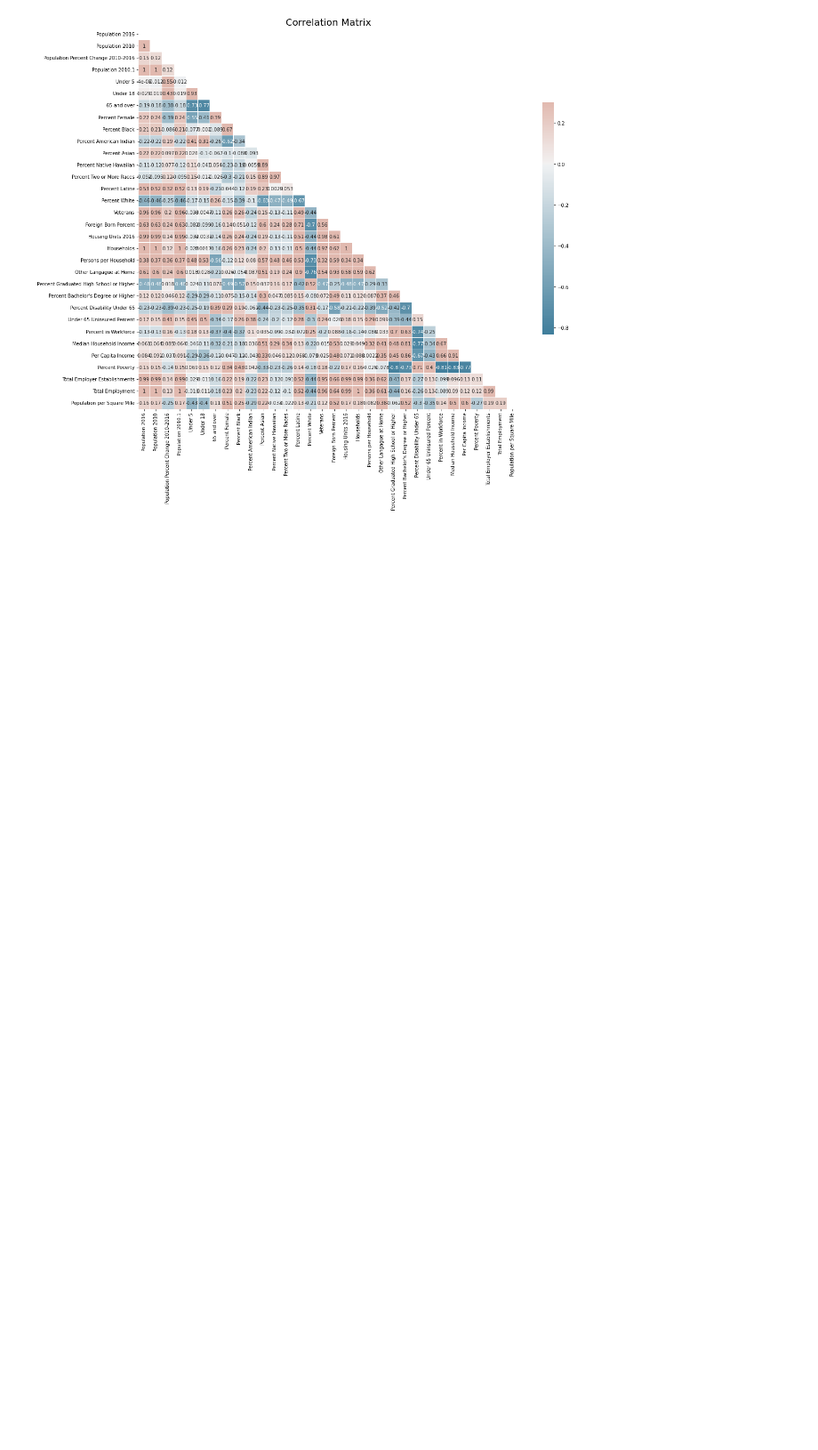
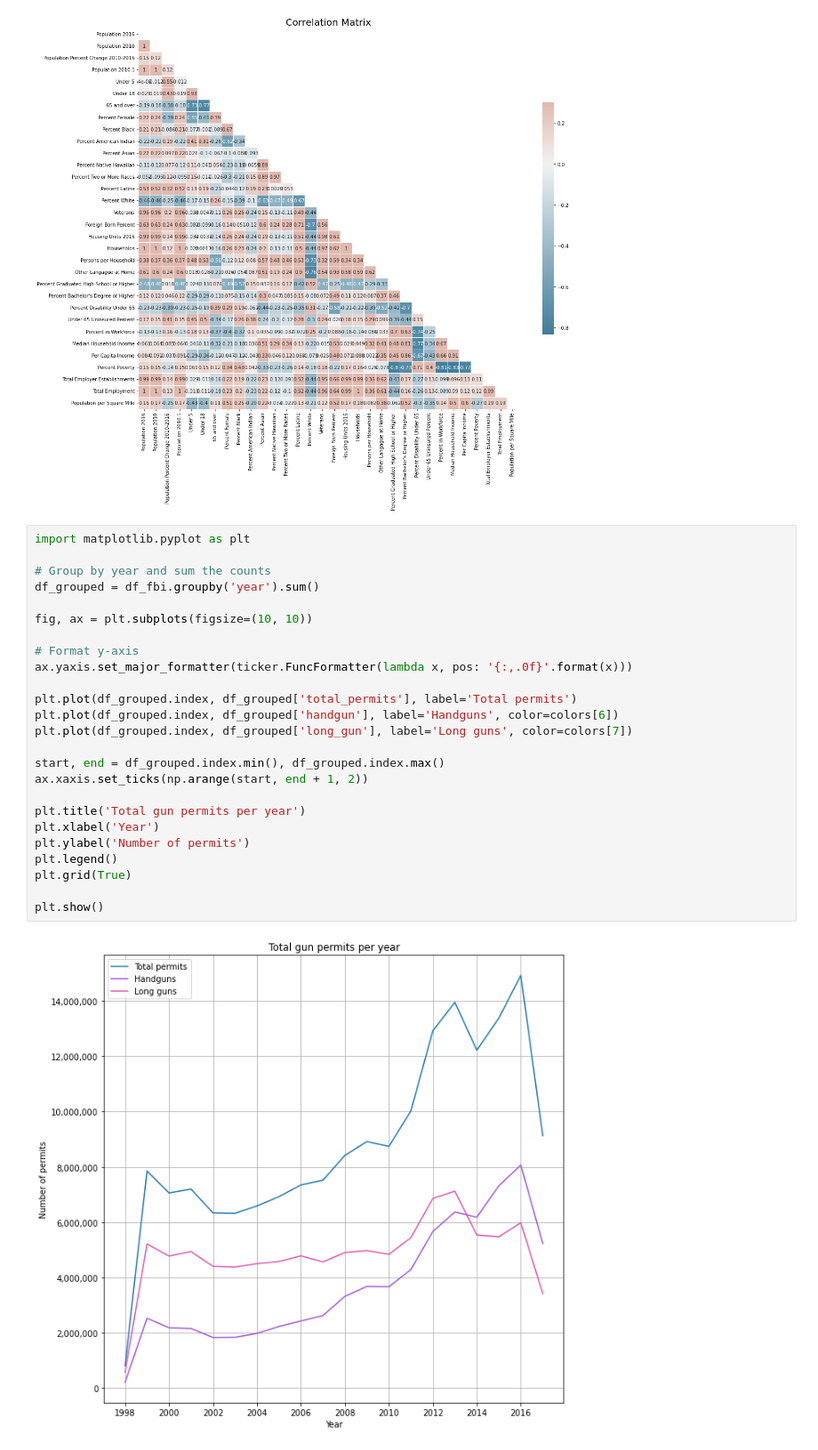
Before and after one commit to dezertdweller/fbi-gun-background-checks, a Jupyter notebook: analysis.ipynb, the cells around one changed output. Shown at 89% size. Saved outputs shown, nothing was run; the diff lists cells and outputs as text; blank space fills up the shorter version.

```diff
--- a/analysis.ipynb
+++ b/analysis.ipynb
@@ -554,3 +554,30 @@ plt.yticks(fontsize=10, rotation=0)
 plt.show()
 # %% [output]
 [figure]
+# %%
+import matplotlib.pyplot as plt
+
+# Group by year and sum the counts
+df_grouped = df_fbi.groupby('year').sum()
+
+fig, ax = plt.subplots(figsize=(10, 10))
+
+# Format y-axis
+ax.yaxis.set_major_formatter(ticker.FuncFormatter(lambda x, pos: '{:,.0f}'.format(x)))
+
+plt.plot(df_grouped.index, df_grouped['total_permits'], label='Total permits')
+plt.plot(df_grouped.index, df_grouped['handgun'], label='Handguns', color=colors[6])
+plt.plot(df_grouped.index, df_grouped['long_gun'], label='Long guns', color=colors[7])
+
+start, end = df_grouped.index.min(), df_grouped.index.max()
+ax.xaxis.set_ticks(np.arange(start, end + 1, 2))
+
+plt.title('Total gun permits per year')
+plt.xlabel('Year')
+plt.ylabel('Number of permits')
+plt.legend()
+plt.grid(True)
+
+plt.show()
+# %% [output]
+[figure, added]
```
Also changed, not shown: parts of 6 cells of this notebook.
